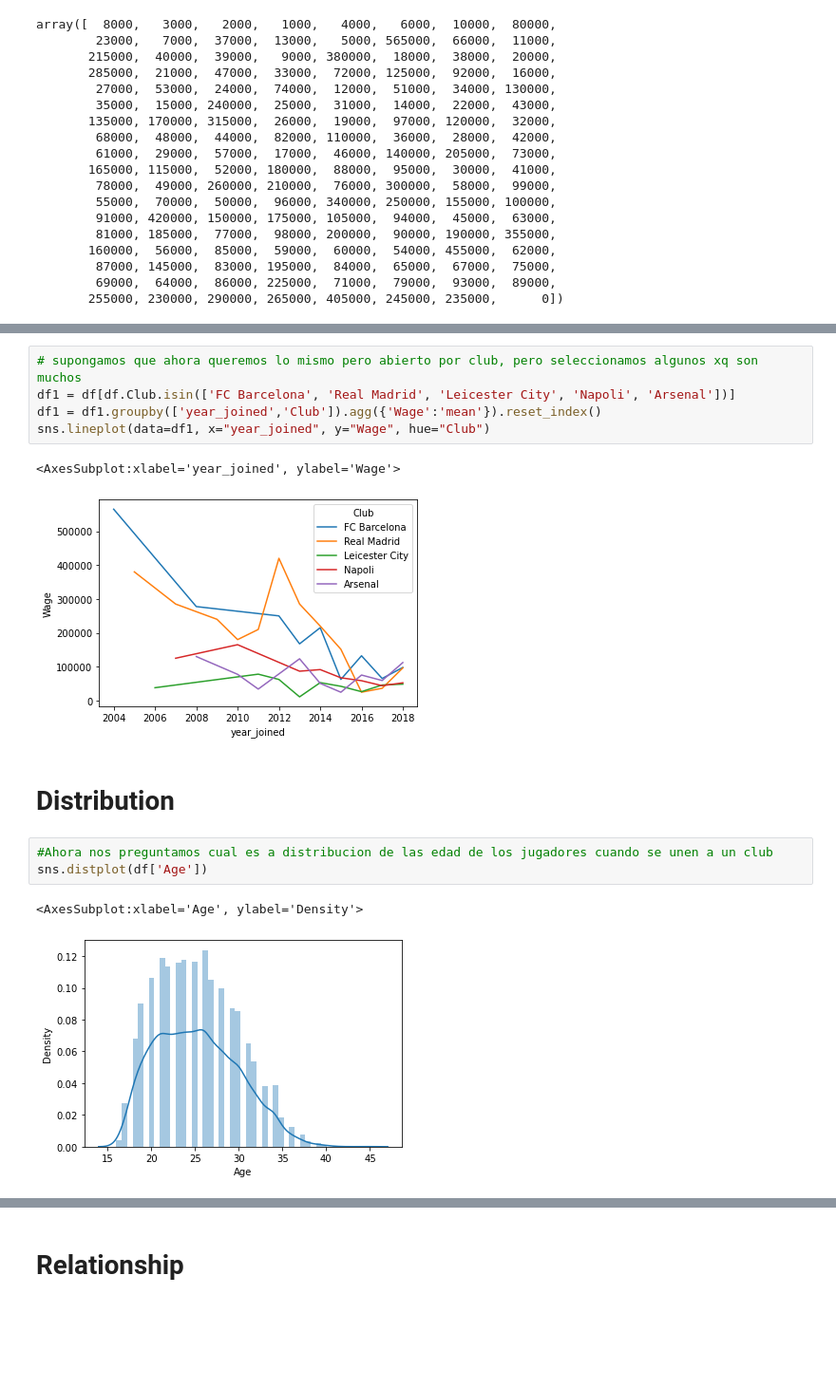
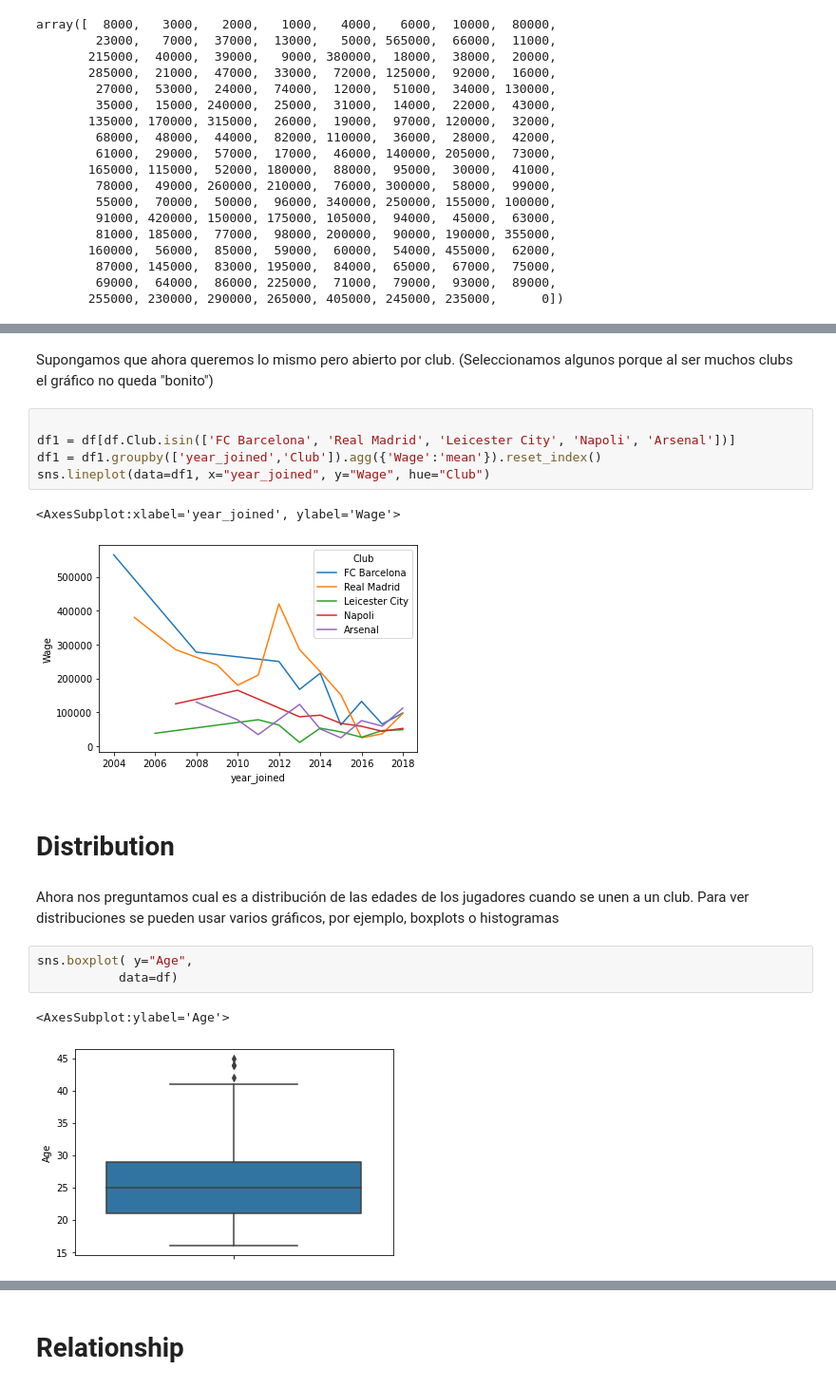
Before and after one commit to Agustin-Ber/Capacitacion-Python, a Jupyter notebook: Graficos/Visualizacion.ipynb, the cells around one changed output, grey strips where cells are left out. Shown at 95% size. Drawn from its saved outputs; the diff is of its cells as text; blank space fills up the shorter version.

```diff
--- a/Graficos/Visualizacion.ipynb
+++ b/Graficos/Visualizacion.ipynb
@@ -120,5 +137,7 @@ sns.lineplot(data=df1, x="year_joined", y="Wage")
+# %% [markdown]
+Supongamos que ahora queremos lo mismo pero abierto por club. (Seleccionamos algunos porque al ser muchos clubs el gráfico no queda "bonito")
 # %%
-# supongamos que ahora queremos lo mismo pero abierto por club, pero seleccionamos algunos xq son muchos
+
 df1 = df[df.Club.isin(['FC Barcelona', 'Real Madrid', 'Leicester City', 'Napoli', 'Arsenal'])]
 df1 = df1.groupby(['year_joined','Club']).agg({'Wage':'mean'}).reset_index()
 sns.lineplot(data=df1, x="year_joined", y="Wage", hue="Club")
@@ -127,9 +146,11 @@ sns.lineplot(data=df1, x="year_joined", y="Wage", hue="Club")
 [figure]
 # %% [markdown]
 # Distribution
-# %%
-#Ahora nos preguntamos cual es a distribucion de las edad de los jugadores cuando se unen a un club
-sns.distplot(df['Age'])
-# %% [output]
-<AxesSubplot:xlabel='Age', ylabel='Density'>
-[figure, removed]
+# %% [markdown]
+Ahora nos preguntamos cual es a distribución de las edades de los jugadores cuando se unen a un club. Para ver distribuciones se pueden usar varios gráficos, por ejemplo, boxplots o histogramas
+# %%
+sns.boxplot( y="Age",
+           data=df)
+# %% [output]
+<AxesSubplot:ylabel='Age'>
+[figure, added]
```
Also changed, not shown: parts of 18 cells of this notebook.
